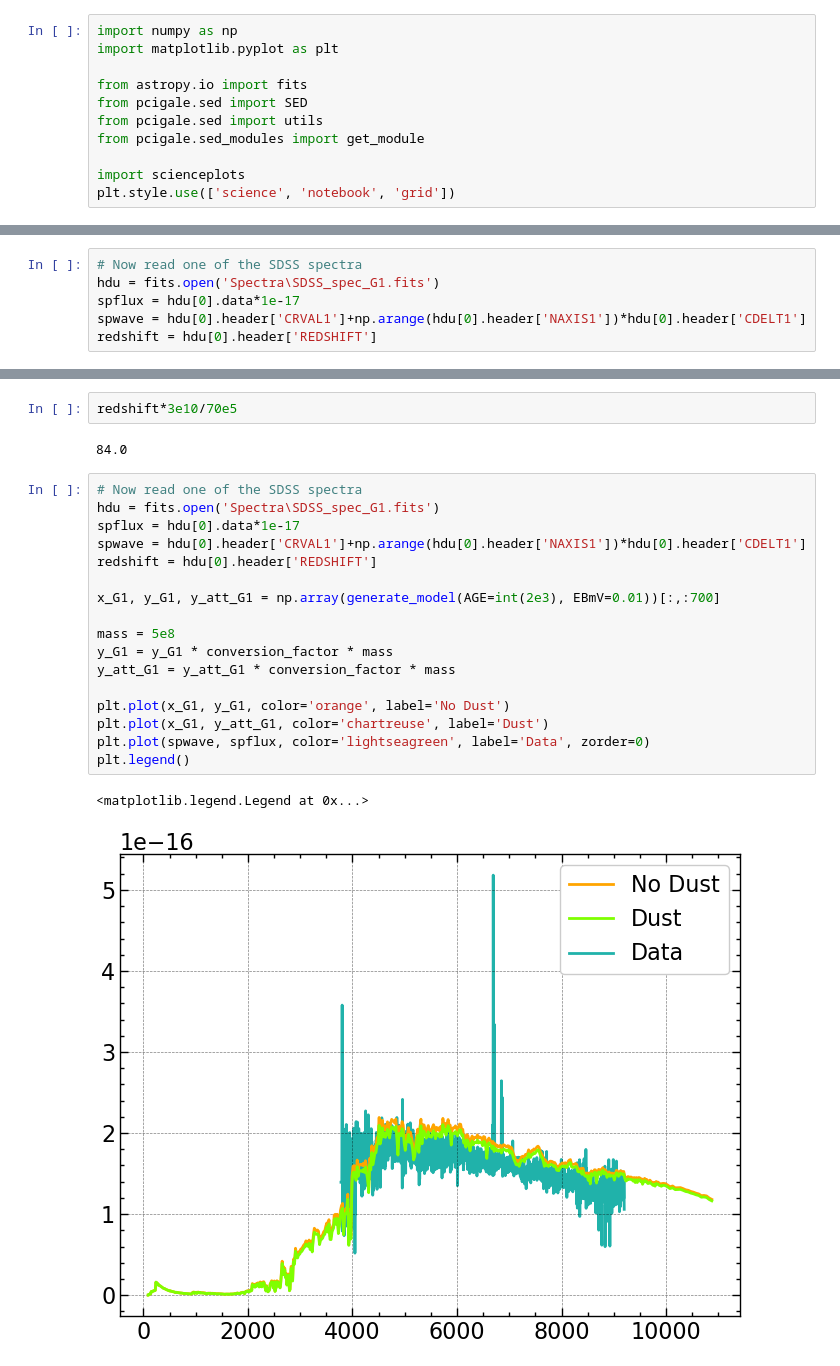
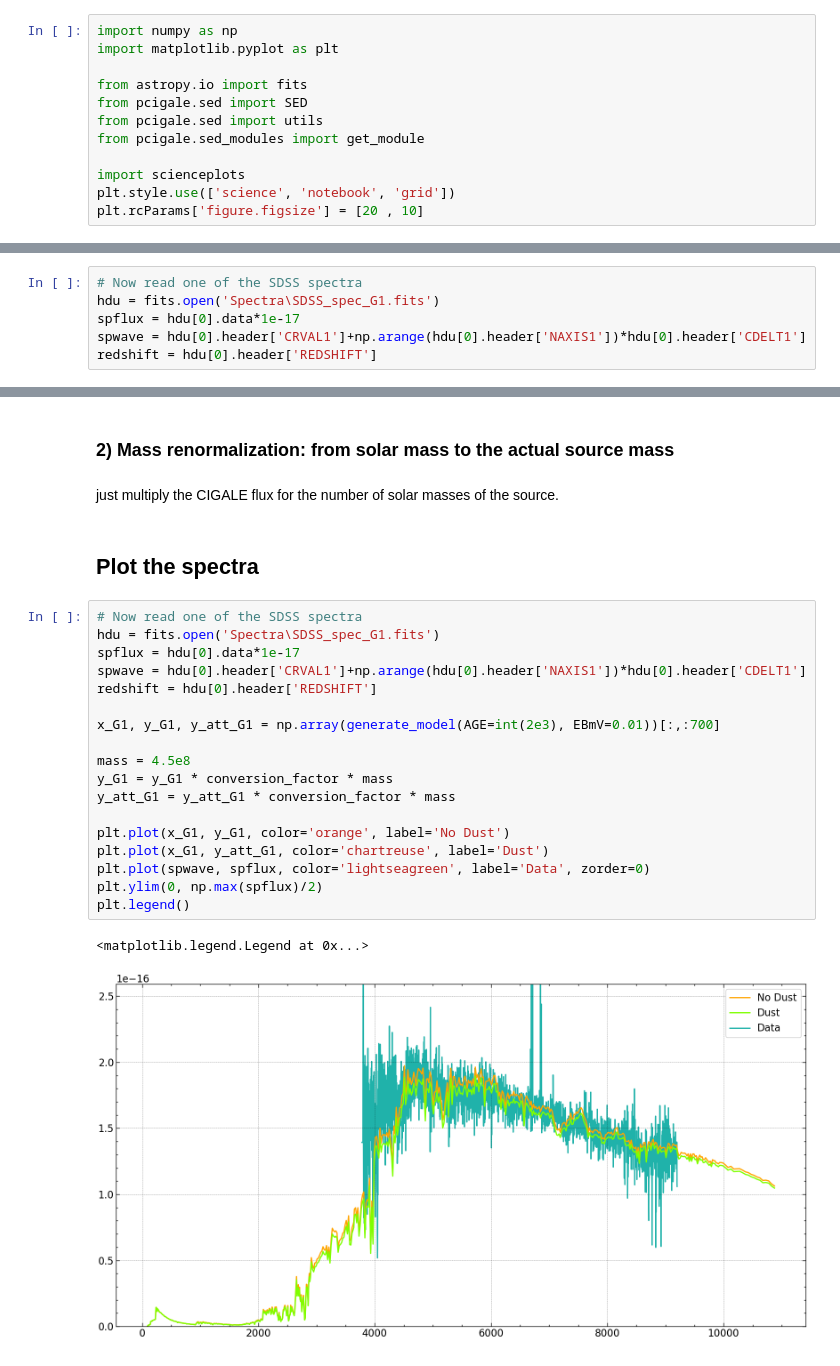
Before and after one commit to M-Bianchi/Laboratory_of_Data_Analysis, a Jupyter notebook: Lecture3.ipynb, the cells around one changed output, grey strips where cells are left out. Drawn from its saved outputs; the diff is of its cells as text.

```diff
--- a/Lecture3.ipynb
+++ b/Lecture3.ipynb
@@ -9,3 +9,4 @@ from pcigale.sed_modules import get_module
 
 import scienceplots
 plt.style.use(['science', 'notebook', 'grid'])
+plt.rcParams['figure.figsize'] = [20 , 10]
@@ -64,27 +81,30 @@ conversion_factor = (1e-5)**2 / (redshift*3e10/70e5)**2
-# %%
-redshift*3e10/70e5
-# %% [output]
-84.0
+# %% [markdown]
+### 2) Mass renormalization: from solar mass to the actual source mass
+# %% [markdown]
+just multiply the CIGALE flux for the number of solar masses of the source.
+# %% [markdown]
+## Plot the spectra
 # %%
 # Now read one of the SDSS spectra
 hdu = fits.open('Spectra\SDSS_spec_G1.fits')
 spflux = hdu[0].data*1e-17
 spwave = hdu[0].header['CRVAL1']+np.arange(hdu[0].header['NAXIS1'])*hdu[0].header['CDELT1']
 redshift = hdu[0].header['REDSHIFT']
 
 x_G1, y_G1, y_att_G1 = np.array(generate_model(AGE=int(2e3), EBmV=0.01))[:,:700]
 
-mass = 5e8
+mass = 4.5e8
 y_G1 = y_G1 * conversion_factor * mass
 y_att_G1 = y_att_G1 * conversion_factor * mass
 
 plt.plot(x_G1, y_G1, color='orange', label='No Dust')
 plt.plot(x_G1, y_att_G1, color='chartreuse', label='Dust')
 plt.plot(spwave, spflux, color='lightseagreen', label='Data', zorder=0)
+plt.ylim(0, np.max(spflux)/2)
 plt.legend()
 # %% [output]
 <matplotlib.legend.Legend at 0x...>
-[figure, old version]
+[figure, new version]
 # %%
 # Now read one of the SDSS spectra
 hdu = fits.open('Spectra\SDSS_spec_G2.fits')
```
Also changed, not shown: parts of 13 cells of this notebook, 1 other file.
